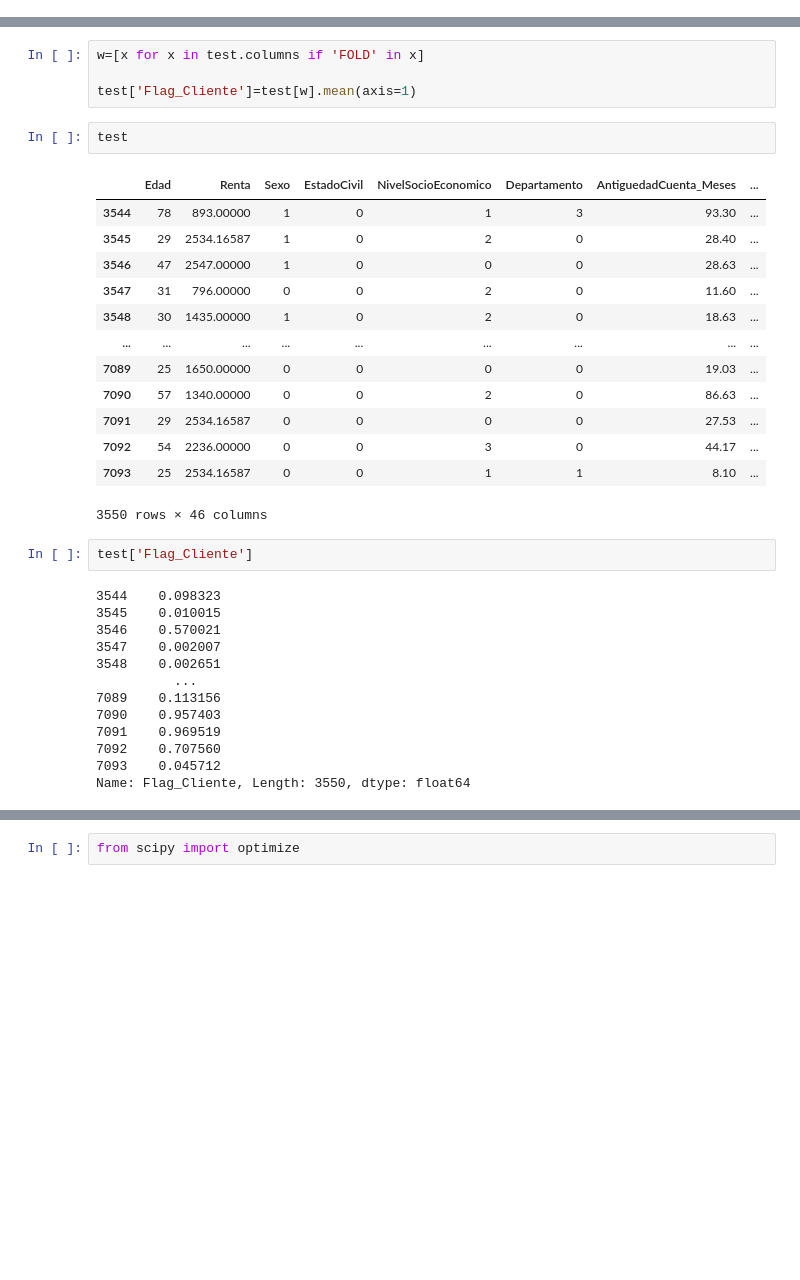
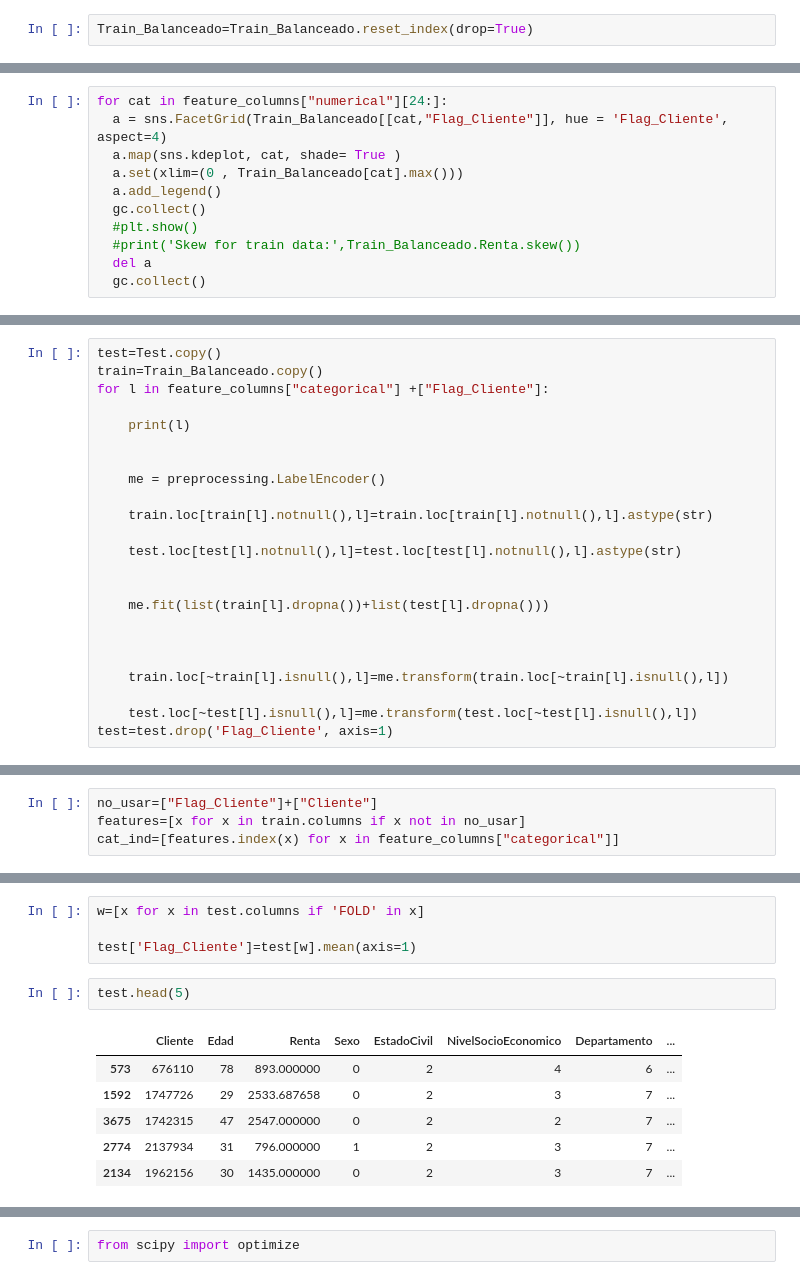
Before and after one commit to willians124/ML, a Jupyter notebook: Parcial_Regresión_Logística.ipynb, the cells around one changed output, grey strips where cells are left out. Cells and saved outputs as stored; diff of their text form; blank space fills up the shorter version.

```diff
--- a/Parcial_Regresión_Logística.ipynb
+++ b/Parcial_Regresión_Logística.ipynb
@@ -491,0 +208,2 @@ cat_ind=[features.index(x) for x in categorical]
+# %%
+Train_Balanceado=Train_Balanceado.reset_index(drop=True)
@@ -491,0 +479,11 @@ cat_ind=[features.index(x) for x in categorical]
+# %%
+for cat in feature_columns["numerical"][24:]:
+  a = sns.FacetGrid(Train_Balanceado[[cat,"Flag_Cliente"]], hue = 'Flag_Cliente', aspect=4)
+  a.map(sns.kdeplot, cat, shade= True )
+  a.set(xlim=(0 , Train_Balanceado[cat].max()))
+  a.add_legend()
+  gc.collect()
+  #plt.show()
+  #print('Skew for train data:',Train_Balanceado.Renta.skew())
+  del a
+  gc.collect()
@@ -491,0 +562,23 @@ cat_ind=[features.index(x) for x in categorical]
+# %%
+test=Test.copy()
+train=Train_Balanceado.copy()
+for l in feature_columns["categorical"] +["Flag_Cliente"]:
+
+    print(l)
+
+
+    me = preprocessing.LabelEncoder()
+
+    train.loc[train[l].notnull(),l]=train.loc[train[l].notnull(),l].astype(str)
+
+    test.loc[test[l].notnull(),l]=test.loc[test[l].notnull(),l].astype(str)
+
+
+    me.fit(list(train[l].dropna())+list(test[l].dropna()))
+
+
+
+    train.loc[~train[l].isnull(),l]=me.transform(train.loc[~train[l].isnull(),l])
+
+    test.loc[~test[l].isnull(),l]=me.transform(test.loc[~test[l].isnull(),l])
+test=test.drop('Flag_Cliente', axis=1)
@@ -492,3 +607,7 @@ cat_ind=[features.index(x) for x in categorical]
+# %%
+no_usar=["Flag_Cliente"]+["Cliente"]
+features=[x for x in train.columns if x not in no_usar]
+cat_ind=[features.index(x) for x in feature_columns["categorical"]]
 # %%
 cat_ind
 # %% [output]
@@ -674,34 +767,12 @@ w=[x for x in test.columns if 'FOLD' in x]
 
 test['Flag_Cliente']=test[w].mean(axis=1)
 # %%
-test
+test.head(5)
 # %% [output]
-|  | Edad | Renta | Sexo | EstadoCivil | NivelSocioEconomico | Departamento | AntiguedadCuenta_Meses | ... |
-| 3544 | 78 | 893.00000 | 1 | 0 | 1 | 3 | 93.30 | ... |
-| 3545 | 29 | 2534.16587 | 1 | 0 | 2 | 0 | 28.40 | ... |
-| 3546 | 47 | 2547.00000 | 1 | 0 | 0 | 0 | 28.63 | ... |
-| 3547 | 31 | 796.00000 | 0 | 0 | 2 | 0 | 11.60 | ... |
-| 3548 | 30 | 1435.00000 | 1 | 0 | 2 | 0 | 18.63 | ... |
-| ... | ... | ... | ... | ... | ... | ... | ... | ... |
-| 7089 | 25 | 1650.00000 | 0 | 0 | 0 | 0 | 19.03 | ... |
-| 7090 | 57 | 1340.00000 | 0 | 0 | 2 | 0 | 86.63 | ... |
-| 7091 | 29 | 2534.16587 | 0 | 0 | 0 | 0 | 27.53 | ... |
-| 7092 | 54 | 2236.00000 | 0 | 0 | 3 | 0 | 44.17 | ... |
-| 7093 | 25 | 2534.16587 | 0 | 0 | 1 | 1 | 8.10 | ... |
+|  | Cliente | Edad | Renta | Sexo | EstadoCivil | NivelSocioEconomico | Departamento | ... |
+| 573 | 676110 | 78 | 893.000000 | 0 | 2 | 4 | 6 | ... |
+| 1592 | 1747726 | 29 | 2533.687658 | 0 | 2 | 3 | 7 | ... |
+| 3675 | 1742315 | 47 | 2547.000000 | 0 | 2 | 2 | 7 | ... |
+| 2774 | 2137934 | 31 | 796.000000 | 1 | 2 | 3 | 7 | ... |
+| 2134 | 1962156 | 30 | 1435.000000 | 0 | 2 | 3 | 7 | ... |
-3550 rows × 46 columns
-# %%
-test['Flag_Cliente']
-# %% [output]
-3544    0.098323
-3545    0.010015
-3546    0.570021
-3547    0.002007
-3548    0.002651
-          ...
-7089    0.113156
-7090    0.957403
-7091    0.969519
-7092    0.707560
-7093    0.045712
-Name: Flag_Cliente, Length: 3550, dtype: float64
 # %%
```
Also changed, not shown: parts of 102 cells of this notebook.
